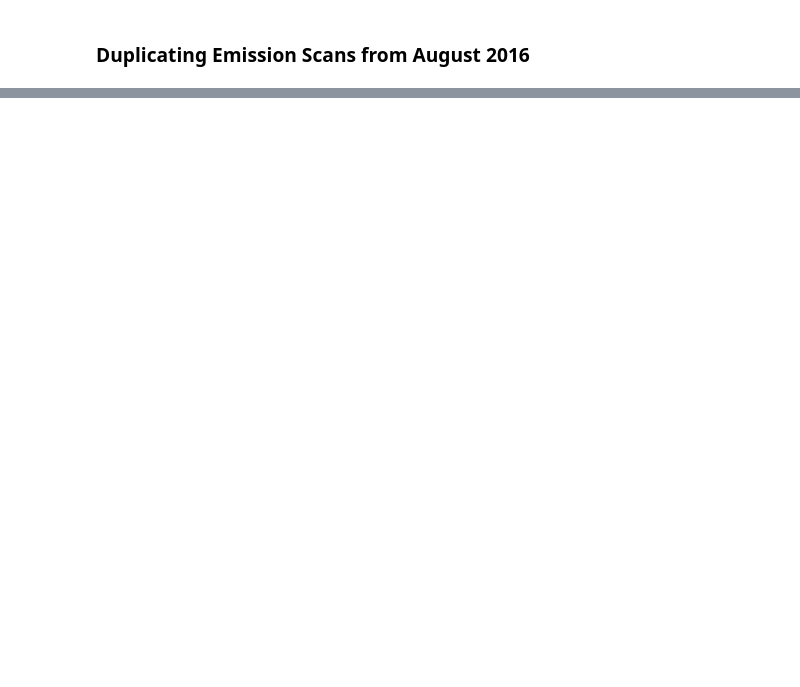
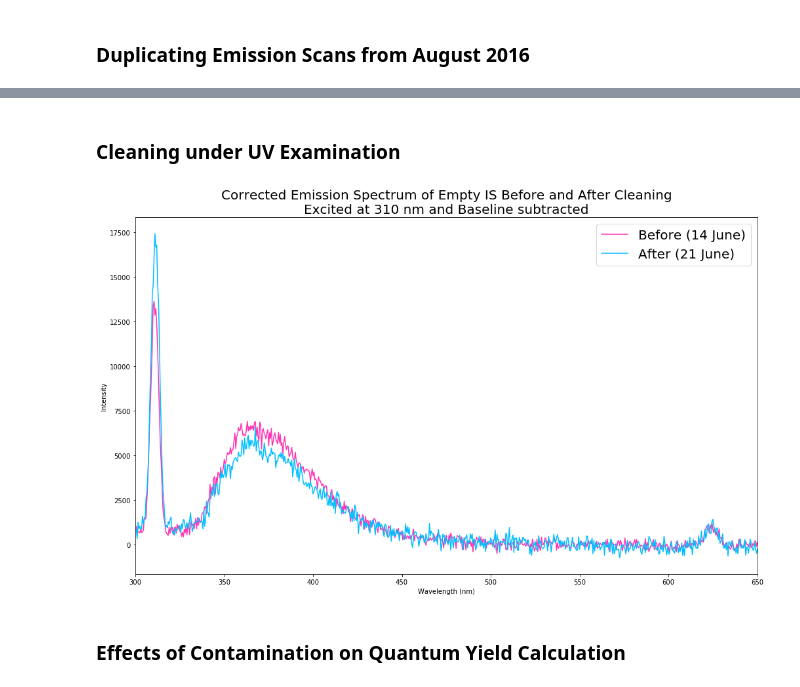
Before and after one commit to nmcneal-bnl/WbLS, a Jupyter notebook: IS_Contamination_Analysis.ipynb, the cells around one changed output, grey strips where cells are left out. Cells and saved outputs as stored; diff of their text form; code cells hidden in the pictures; blank space fills up the shorter version.

Commit message:
Added new Notebook for the IS Quantum Yield analysis.

```diff
--- a/IS_Contamination_Analysis.ipynb
+++ b/IS_Contamination_Analysis.ipynb
@@ -343,0 +332,24 @@ What are we to do next?
+# %% [markdown]
+### Cleaning under UV Examination
+# %%
+path_prefix = "Noah/Integrating Sphere Tests for PPO Contamination/"
+before_cleaning = PTIData(path_prefix + "EmissionScan_IS_Empty_em310_ex300-650_0x5nm_2sec_20170614_1659.txt")
+after_cleaning =  PTIData(path_prefix + "EmissionScan_IS_empty_ex310_em300-650_2sec_20170621.txt")
+
+
+
+fig, axes = plt.subplots(figsize=(17,10), nrows = 1, ncols=1)
+before_cleaning.baseline_subtracted('cor').plot(x="wavelength",ax=axes,color='#FF34B3') #maroon
+after_cleaning.baseline_subtracted('cor').plot(x="wavelength",ax=axes,color='#00BFFF') #blue
+
+axes.set_title("Corrected Emission Spectrum of Empty IS Before and After Cleaning\n"+
+                "Excited at 310 nm and Baseline subtracted",
+                fontsize=20)
+axes.set_xlabel("Wavelength (nm)")
+axes.set_ylabel("Intensity")
+axes.legend(["Before (14 June)", "After (21 June)"],prop={'size':20})
+plt.show()
+# %% [output]
+[figure, added]
+# %% [markdown]
+### Effects of Contamination on Quantum Yield Calculation
```
Also changed, not shown: parts of 8 cells of this notebook, 15 other files.
